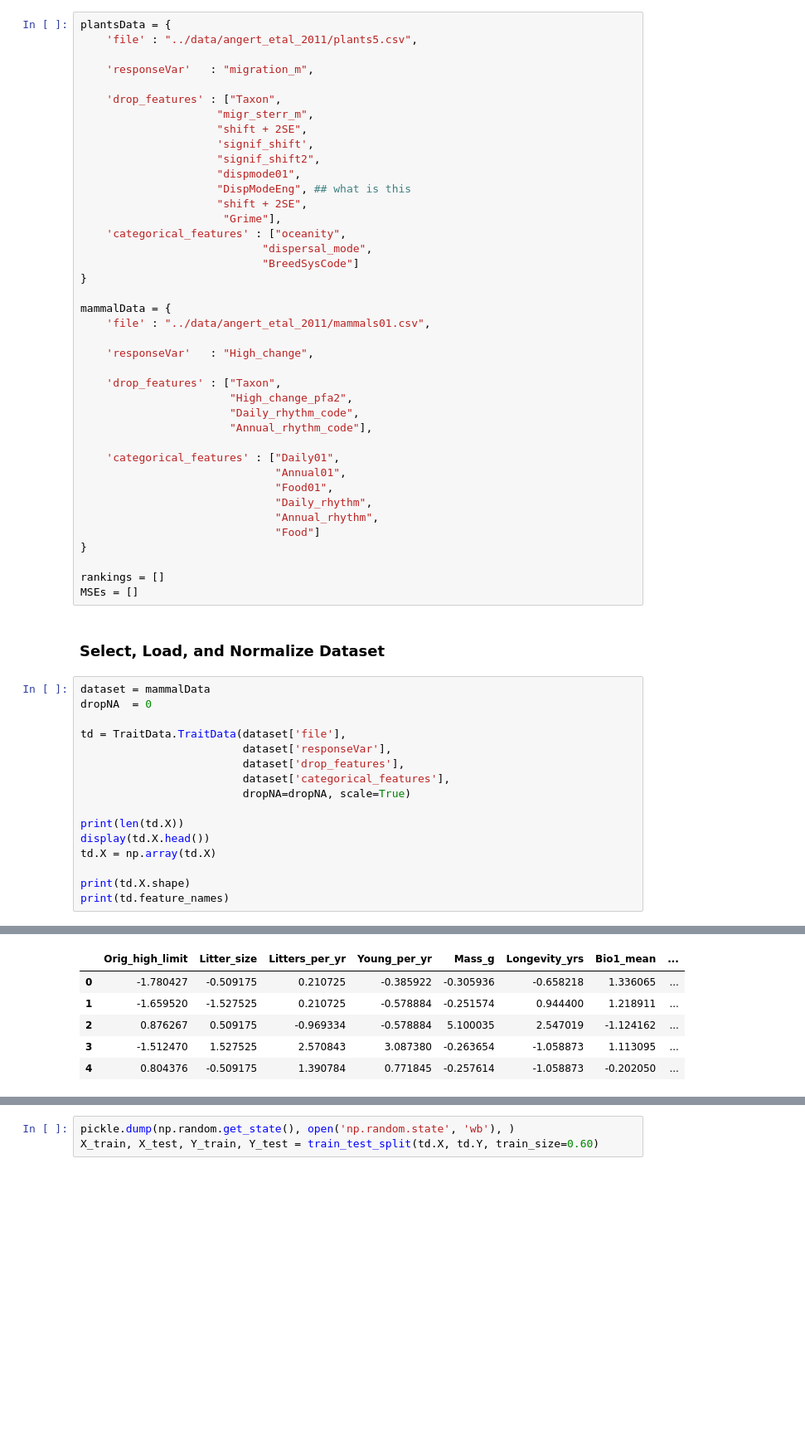
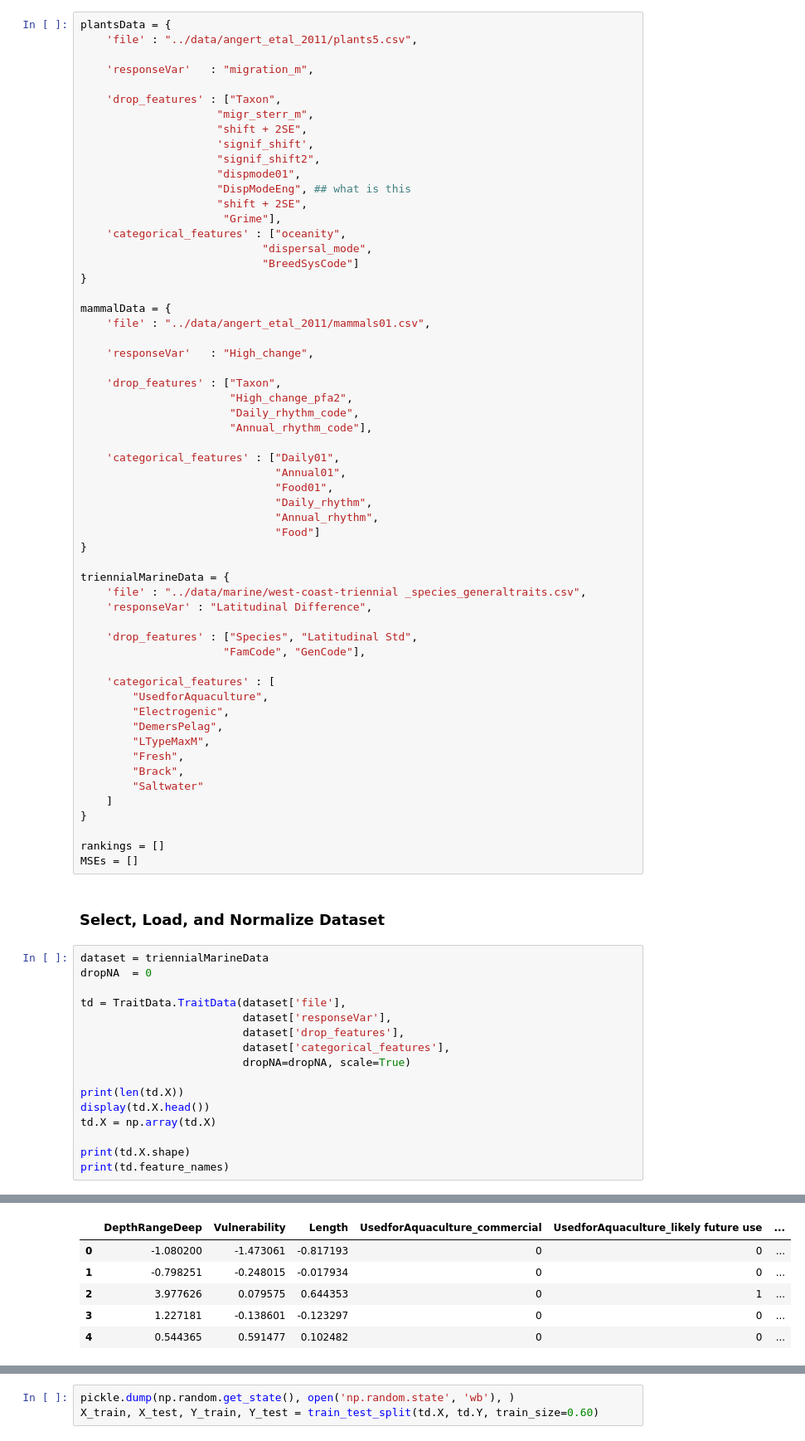
Before and after one commit to HuckleyLab/cc_traits, a Jupyter notebook: code/Feature Importance Analysis.ipynb, the cells around one changed output, grey strips where cells are left out. Shown at 83% size. Drawn from its saved outputs; the diff is of its cells as text; blank space fills up the shorter version.

```diff
--- a/code/Feature Importance Analysis.ipynb
+++ b/code/Feature Importance Analysis.ipynb
@@ -84,12 +84,30 @@ mammalData = {
                               "Food"]
 }
 
+triennialMarineData = {
+    'file' : "../data/marine/west-coast-triennial _species_generaltraits.csv",
+    'responseVar' : "Latitudinal Difference",
+
+    'drop_features' : ["Species", "Latitudinal Std",
+                      "FamCode", "GenCode"],
+
+    'categorical_features' : [
+        "UsedforAquaculture",
+        "Electrogenic",
+        "DemersPelag",
+        "LTypeMaxM",
+        "Fresh",
+        "Brack",
+        "Saltwater"
+    ]
+}
+
 rankings = []
 MSEs = []
 # %% [markdown]
 ### Select, Load, and Normalize Dataset
 # %%
-dataset = mammalData
+dataset = triennialMarineData
 dropNA  = 0
 
 td = TraitData.TraitData(dataset['file'],
@@ -109,6 +127,6 @@ print(td.feature_names)
-|  | Orig_high_limit | Litter_size | Litters_per_yr | Young_per_yr | Mass_g | Longevity_yrs | Bio1_mean | ... |
-| 0 | -1.780427 | -0.509175 | 0.210725 | -0.385922 | -0.305936 | -0.658218 | 1.336065 | ... |
-| 1 | -1.659520 | -1.527525 | 0.210725 | -0.578884 | -0.251574 | 0.944400 | 1.218911 | ... |
-| 2 | 0.876267 | 0.509175 | -0.969334 | -0.578884 | 5.100035 | 2.547019 | -1.124162 | ... |
-| 3 | -1.512470 | 1.527525 | 2.570843 | 3.087380 | -0.263654 | -1.058873 | 1.113095 | ... |
-| 4 | 0.804376 | -0.509175 | 1.390784 | 0.771845 | -0.257614 | -1.058873 | -0.202050 | ... |
+|  | DepthRangeDeep | Vulnerability | Length | UsedforAquaculture_commercial | UsedforAquaculture_likely future use | ... |
+| 0 | -1.080200 | -1.473061 | -0.817193 | 0 | 0 | ... |
+| 1 | -0.798251 | -0.248015 | -0.017934 | 0 | 0 | ... |
+| 2 | 3.977626 | 0.079575 | 0.644353 | 0 | 1 | ... |
+| 3 | 1.227181 | -0.138601 | -0.123297 | 0 | 0 | ... |
+| 4 | 0.544365 | 0.591477 | 0.102482 | 0 | 0 | ... |
```
Also changed, not shown: parts of 11 cells of this notebook.
